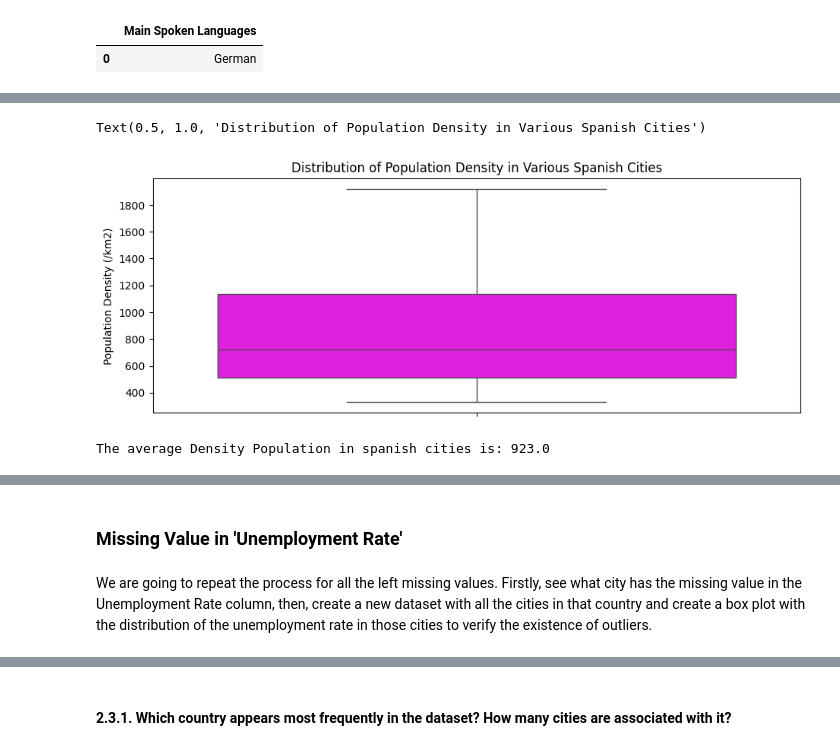
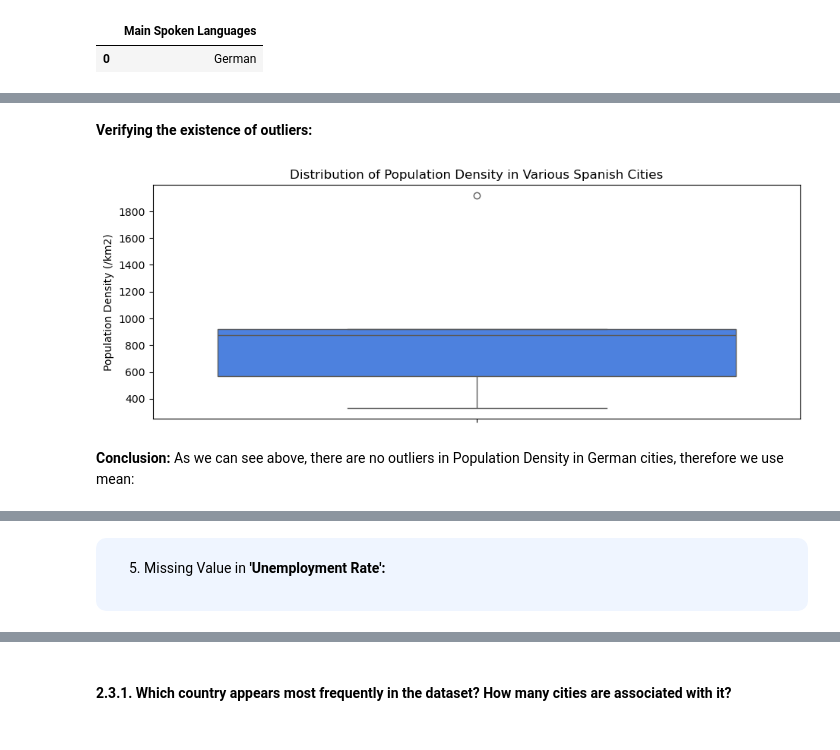
Before and after one commit to tiago2806/PDS_Project, a Jupyter notebook: ProjetoProg.ipynb, the cells around one changed output, grey strips where cells are left out. Saved outputs shown, nothing was run; the diff lists cells and outputs as text; code cells hidden in the pictures.

```diff
--- a/ProjetoProg.ipynb
+++ b/ProjetoProg.ipynb
@@ -362,16 +373,16 @@ spanish_cities.head()
 | Seville, Spain | 330.0 | 1549641 | 1037225.0 | 25.0 | 21.6 | ... |
 | Malaga, Spain | 571.0 | 869096 | 585608.0 | 23.5 | 17.7 | ... |
+# %% [markdown]
+**Verifying the existence of outliers:**
 # %%
 plt.figure(figsize = (11,4))
-sns.boxplot(data = spanish_cities['Population Density (/km2)'], color = '#FF00FE')
+sns.boxplot(data = spanish_cities['Population Density (/km2)'], color = '#357AF6')
 plt.title('Distribution of Population Density in Various Spanish Cities')
+plt.ticklabel_format(style = 'plain', axis = 'y')
 # %% [output]
-Text(0.5, 1.0, 'Distribution of Population Density in Various Spanish Cities')
-[figure, old version]
+[figure, new version]
-# %%
-print(f'The average Density Population in spanish cities is: {spanish_cities['Population Density (/km2)'].mean()}')
-# %% [output]
-The average Density Population in spanish cities is: 923.0
+# %% [markdown]
+**Conclusion:** As we can see above, there are no outliers in Population Density in German cities, therefore we use mean:
 # %%
 dataset.loc['Valencia, Spain', ['Population Density (/km2)']] =  spanish_cities['Population Density (/km2)'].mean()
 dataset.loc[['Valencia, Spain']]
@@ -381,8 +391,8 @@ dataset.loc[['Valencia, Spain']]
 | City |  |  |  |  |  | ... |
 | Valencia, Spain | 923.0 | 1748142 | 1162828.0 | 22.6 | 13.7 | ... |
 # %% [markdown]
-### Missing Value in 'Unemployment Rate'
+<div style="background-color:#EFF5FF; padding:20px; border-radius:10px; border-left:8px">
+
+5. Missing Value in **'Unemployment Rate':**
-# %% [markdown]
-We are going to repeat the process for all the left missing values. Firstly, see what city has the missing value in the Unemployment Rate column, then, create a new dataset with all the cities in that country and create a box plot with the distribution of the unemployment rate in those cities to verify the existence of outliers.
 # %%
 dataset[dataset['Unemployment Rate'].isna()]
```
Also changed, not shown: parts of 47 cells of this notebook.
